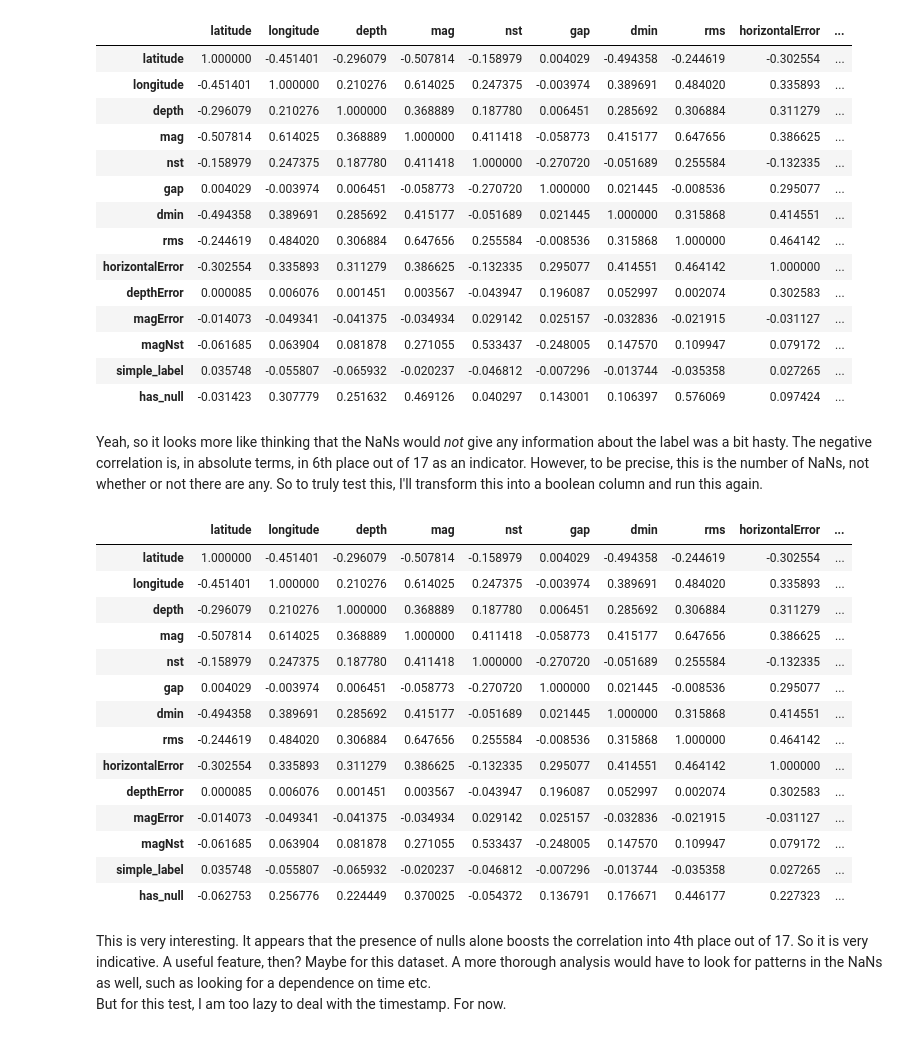
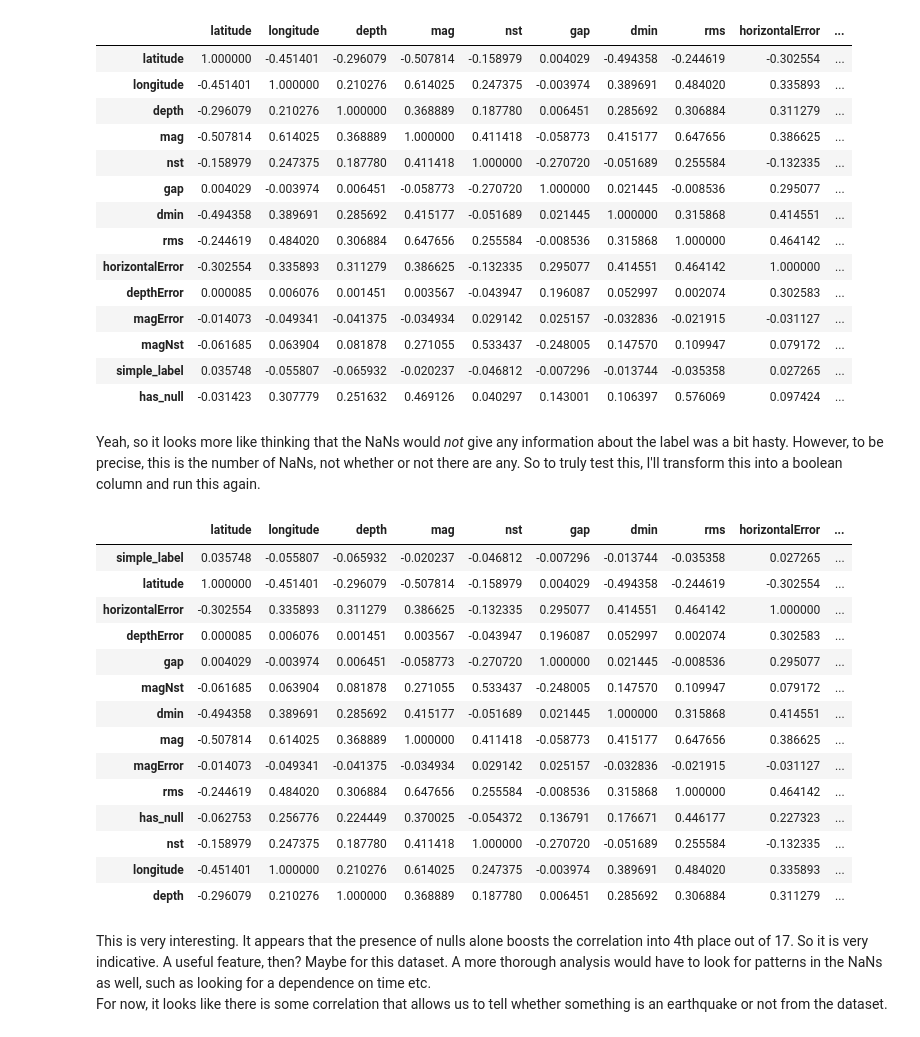
Before and after one commit to eliiza/imbalanced-data, a Jupyter notebook: EG_01_earthquake_eda.ipynb, the cells around one changed output. Saved outputs shown, nothing was run; the diff lists cells and outputs as text; code cells hidden in the pictures.

```diff
--- a/EG_01_earthquake_eda.ipynb
+++ b/EG_01_earthquake_eda.ipynb
@@ -149,27 +160,27 @@ quake_frame.corr()
 | simple_label | 0.035748 | -0.055807 | -0.065932 | -0.020237 | -0.046812 | -0.007296 | -0.013744 | -0.035358 | 0.027265 | ... |
 | has_null | -0.031423 | 0.307779 | 0.251632 | 0.469126 | 0.040297 | 0.143001 | 0.106397 | 0.576069 | 0.097424 | ... |
 # %% [markdown]
-Yeah, so it looks more like thinking that the NaNs would *not* give any information about the label was a bit hasty. The negative correlation is, in absolute terms, in 6th place out of 17 as an indicator. However, to be precise, this is the number of NaNs, not whether or not there are any. So to truly test this, I'll transform this into a boolean column and run this again.
+Yeah, so it looks more like thinking that the NaNs would *not* give any information about the label was a bit hasty. However, to be precise, this is the number of NaNs, not whether or not there are any. So to truly test this, I'll transform this into a boolean column and run this again.
 # %%
 quake_frame['has_null'] = quake_frame['has_null'] > 0
-# %%
-quake_frame.corr()
-# %% [output]
-|  | latitude | longitude | depth | mag | nst | gap | dmin | rms | horizontalError | ... |
-| latitude | 1.000000 | -0.451401 | -0.296079 | -0.507814 | -0.158979 | 0.004029 | -0.494358 | -0.244619 | -0.302554 | ... |
-| longitude | -0.451401 | 1.000000 | 0.210276 | 0.614025 | 0.247375 | -0.003974 | 0.389691 | 0.484020 | 0.335893 | ... |
-| depth | -0.296079 | 0.210276 | 1.000000 | 0.368889 | 0.187780 | 0.006451 | 0.285692 | 0.306884 | 0.311279 | ... |
-| mag | -0.507814 | 0.614025 | 0.368889 | 1.000000 | 0.411418 | -0.058773 | 0.415177 | 0.647656 | 0.386625 | ... |
-| nst | -0.158979 | 0.247375 | 0.187780 | 0.411418 | 1.000000 | -0.270720 | -0.051689 | 0.255584 | -0.132335 | ... |
-| gap | 0.004029 | -0.003974 | 0.006451 | -0.058773 | -0.270720 | 1.000000 | 0.021445 | -0.008536 | 0.295077 | ... |
-| dmin | -0.494358 | 0.389691 | 0.285692 | 0.415177 | -0.051689 | 0.021445 | 1.000000 | 0.315868 | 0.414551 | ... |
-| rms | -0.244619 | 0.484020 | 0.306884 | 0.647656 | 0.255584 | -0.008536 | 0.315868 | 1.000000 | 0.464142 | ... |
-| horizontalError | -0.302554 | 0.335893 | 0.311279 | 0.386625 | -0.132335 | 0.295077 | 0.414551 | 0.464142 | 1.000000 | ... |
-| depthError | 0.000085 | 0.006076 | 0.001451 | 0.003567 | -0.043947 | 0.196087 | 0.052997 | 0.002074 | 0.302583 | ... |
-| magError | -0.014073 | -0.049341 | -0.041375 | -0.034934 | 0.029142 | 0.025157 | -0.032836 | -0.021915 | -0.031127 | ... |
-| magNst | -0.061685 | 0.063904 | 0.081878 | 0.271055 | 0.533437 | -0.248005 | 0.147570 | 0.109947 | 0.079172 | ... |
-| simple_label | 0.035748 | -0.055807 | -0.065932 | -0.020237 | -0.046812 | -0.007296 | -0.013744 | -0.035358 | 0.027265 | ... |
-| has_null | -0.062753 | 0.256776 | 0.224449 | 0.370025 | -0.054372 | 0.136791 | 0.176671 | 0.446177 | 0.227323 | ... |
+# %%
+quake_frame.corr().sort_values(by=['simple_label'], ascending=False)
+# %% [output]
+|  | latitude | longitude | depth | mag | nst | gap | dmin | rms | horizontalError | ... |
+| simple_label | 0.035748 | -0.055807 | -0.065932 | -0.020237 | -0.046812 | -0.007296 | -0.013744 | -0.035358 | 0.027265 | ... |
+| latitude | 1.000000 | -0.451401 | -0.296079 | -0.507814 | -0.158979 | 0.004029 | -0.494358 | -0.244619 | -0.302554 | ... |
+| horizontalError | -0.302554 | 0.335893 | 0.311279 | 0.386625 | -0.132335 | 0.295077 | 0.414551 | 0.464142 | 1.000000 | ... |
+| depthError | 0.000085 | 0.006076 | 0.001451 | 0.003567 | -0.043947 | 0.196087 | 0.052997 | 0.002074 | 0.302583 | ... |
+| gap | 0.004029 | -0.003974 | 0.006451 | -0.058773 | -0.270720 | 1.000000 | 0.021445 | -0.008536 | 0.295077 | ... |
+| magNst | -0.061685 | 0.063904 | 0.081878 | 0.271055 | 0.533437 | -0.248005 | 0.147570 | 0.109947 | 0.079172 | ... |
+| dmin | -0.494358 | 0.389691 | 0.285692 | 0.415177 | -0.051689 | 0.021445 | 1.000000 | 0.315868 | 0.414551 | ... |
+| mag | -0.507814 | 0.614025 | 0.368889 | 1.000000 | 0.411418 | -0.058773 | 0.415177 | 0.647656 | 0.386625 | ... |
+| magError | -0.014073 | -0.049341 | -0.041375 | -0.034934 | 0.029142 | 0.025157 | -0.032836 | -0.021915 | -0.031127 | ... |
+| rms | -0.244619 | 0.484020 | 0.306884 | 0.647656 | 0.255584 | -0.008536 | 0.315868 | 1.000000 | 0.464142 | ... |
+| has_null | -0.062753 | 0.256776 | 0.224449 | 0.370025 | -0.054372 | 0.136791 | 0.176671 | 0.446177 | 0.227323 | ... |
+| nst | -0.158979 | 0.247375 | 0.187780 | 0.411418 | 1.000000 | -0.270720 | -0.051689 | 0.255584 | -0.132335 | ... |
+| longitude | -0.451401 | 1.000000 | 0.210276 | 0.614025 | 0.247375 | -0.003974 | 0.389691 | 0.484020 | 0.335893 | ... |
+| depth | -0.296079 | 0.210276 | 1.000000 | 0.368889 | 0.187780 | 0.006451 | 0.285692 | 0.306884 | 0.311279 | ... |
 # %% [markdown]
 This is very interesting. It appears that the presence of nulls alone boosts the correlation into 4th place out of 17. So it is very indicative. A useful feature, then? Maybe for this dataset. A more thorough analysis would have to look for patterns in the NaNs as well, such as looking for a dependence on time etc.
-But for this test, I am too lazy to deal with the timestamp. For now.
+For now, it looks like there is some correlation that allows us to tell whether something is an earthquake or not from the dataset.
```
Also changed, not shown: parts of 5 cells of this notebook.
